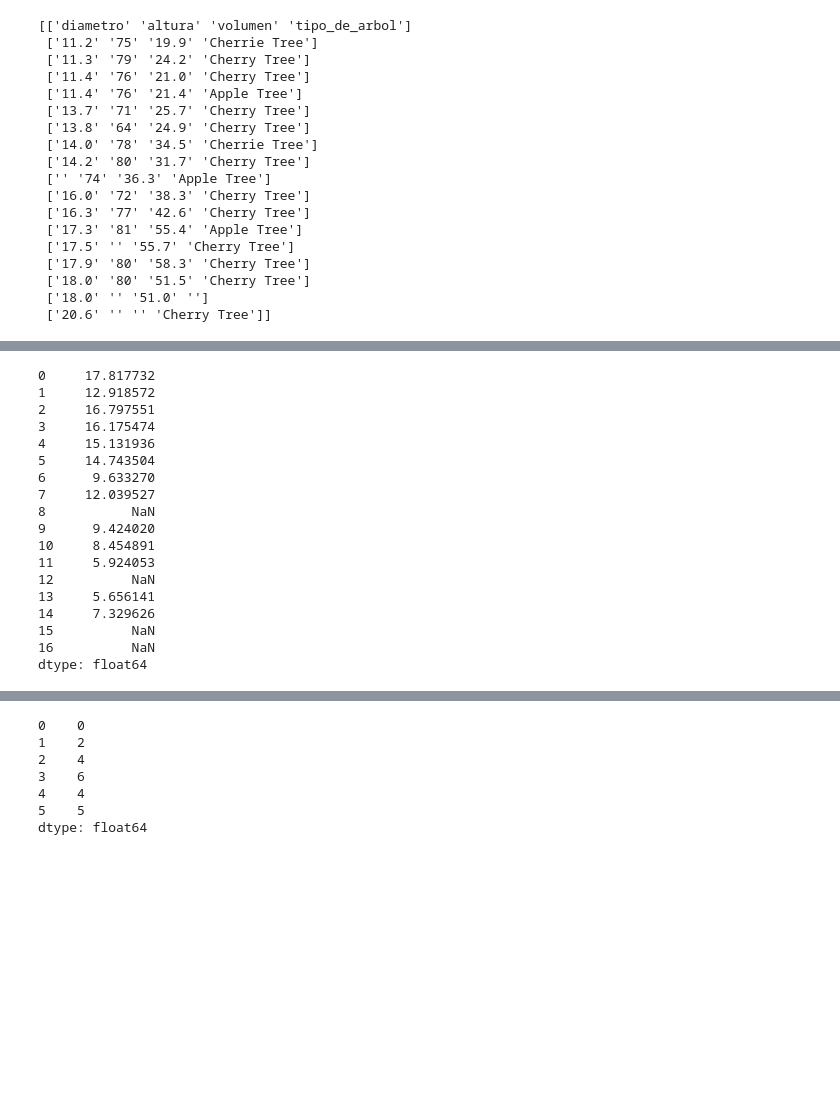
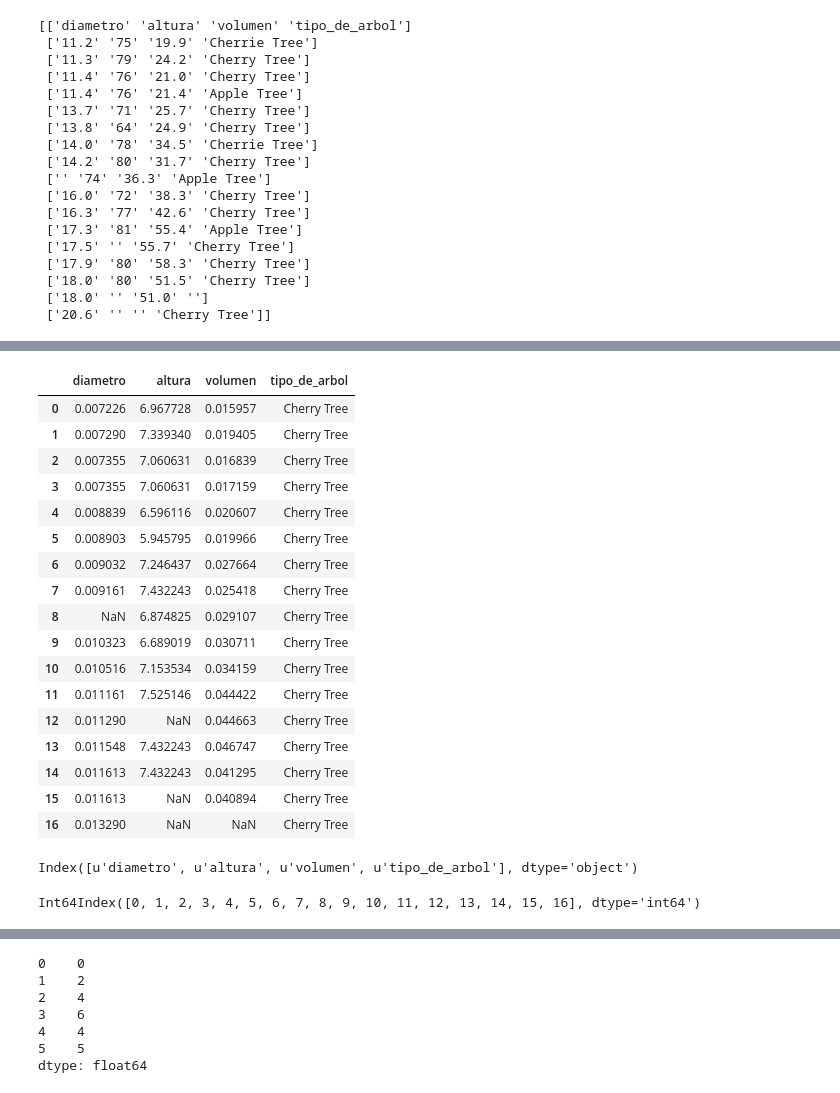
Before and after one commit to usantamaria/ipynb_para_docencia, a Jupyter notebook: 09_libreria_pandas/pandas.ipynb, the cells around one changed output, grey strips where cells are left out. Saved outputs shown, nothing was run; the diff lists cells and outputs as text; code cells hidden in the pictures; blank space fills up the shorter version.

```diff
--- a/09_libreria_pandas/pandas.ipynb
+++ b/09_libreria_pandas/pandas.ipynb
@@ -117,24 +134,35 @@ df
-# %%
-#print df.columns
-#print df.index
-#print df["altura"]*2
-print (3./4) * df["altura"]*df["diametro"]**2 / df.volumen **2
-# %% [output]
-0     17.817732
-1     12.918572
-2     16.797551
-3     16.175474
-4     15.131936
-5     14.743504
-6      9.633270
-7     12.039527
-8           NaN
-9      9.424020
-10     8.454891
-11     5.924053
-12          NaN
-13     5.656141
-14     7.329626
-15          NaN
-16          NaN
-dtype: float64
+# %%
+inch2m = 0.0254
+feet2m = 0.3048
+df.diametro = df.diametro * inch2m
+df.altura = df.altura * feet2m
+df.volumen = df.volumen * (feet2m**3)
+df.tipo_de_arbol = "Cherry Tree"
+df
+# %% [output]
+|  | diametro | altura | volumen | tipo_de_arbol |
+| 0 | 0.007226 | 6.967728 | 0.015957 | Cherry Tree |
+| 1 | 0.007290 | 7.339340 | 0.019405 | Cherry Tree |
+| 2 | 0.007355 | 7.060631 | 0.016839 | Cherry Tree |
+| 3 | 0.007355 | 7.060631 | 0.017159 | Cherry Tree |
+| 4 | 0.008839 | 6.596116 | 0.020607 | Cherry Tree |
+| 5 | 0.008903 | 5.945795 | 0.019966 | Cherry Tree |
+| 6 | 0.009032 | 7.246437 | 0.027664 | Cherry Tree |
+| 7 | 0.009161 | 7.432243 | 0.025418 | Cherry Tree |
+| 8 | NaN | 6.874825 | 0.029107 | Cherry Tree |
+| 9 | 0.010323 | 6.689019 | 0.030711 | Cherry Tree |
+| 10 | 0.010516 | 7.153534 | 0.034159 | Cherry Tree |
+| 11 | 0.011161 | 7.525146 | 0.044422 | Cherry Tree |
+| 12 | 0.011290 | NaN | 0.044663 | Cherry Tree |
+| 13 | 0.011548 | 7.432243 | 0.046747 | Cherry Tree |
+| 14 | 0.011613 | 7.432243 | 0.041295 | Cherry Tree |
+| 15 | 0.011613 | NaN | 0.040894 | Cherry Tree |
+| 16 | 0.013290 | NaN | NaN | Cherry Tree |
+# %%
+print( df.columns )
+# %% [output]
+Index([u'diametro', u'altura', u'volumen', u'tipo_de_arbol'], dtype='object')
+# %%
+print( df.index )
+# %% [output]
+Int64Index([0, 1, 2, 3, 4, 5, 6, 7, 8, 9, 10, 11, 12, 13, 14, 15, 16], dtype='int64')
```
Also changed, not shown: parts of 107 cells of this notebook.
